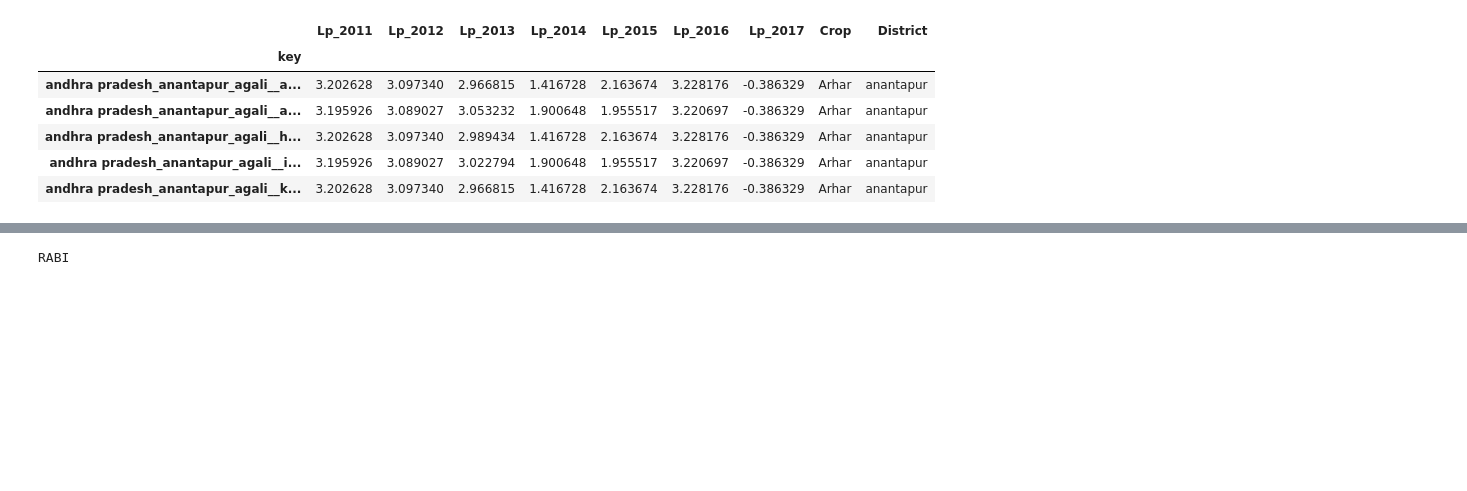
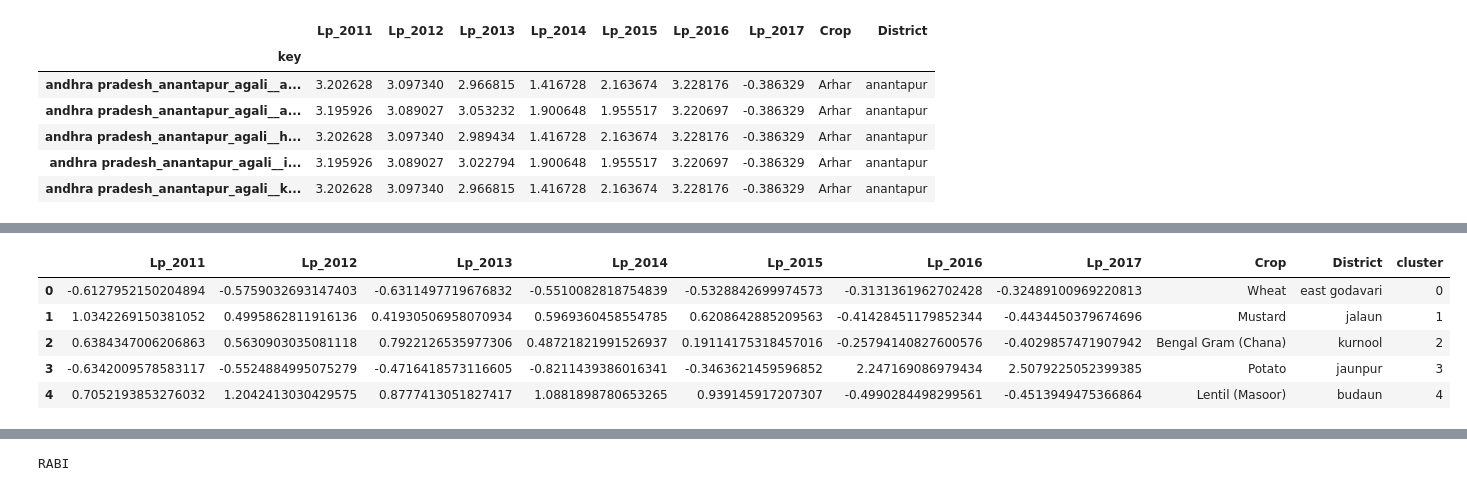
Before and after one commit to amaurylancelin/Datathon, a Jupyter notebook: Code par Pax/Amaury/final_clustering_parcel_level.ipynb, the cells around one changed output, grey strips where cells are left out. Drawn from its saved outputs; the diff is of its cells as text; code cells hidden in the pictures; blank space fills up the shorter version.

```diff
--- a/Code par Pax/Amaury/final_clustering_parcel_level.ipynb
+++ b/Code par Pax/Amaury/final_clustering_parcel_level.ipynb
@@ -388,3 +388,14 @@ db_index
+# %%
+centroids = pd.DataFrame(kproto.cluster_centroids_, columns=Rabi_test.columns)
+centroids['cluster'] = centroids.index
+centroids
+# %% [output]
+|  | Lp_2011 | Lp_2012 | Lp_2013 | Lp_2014 | Lp_2015 | Lp_2016 | Lp_2017 | Crop | District | cluster |
+| 0 | -0.6127952150204894 | -0.5759032693147403 | -0.6311497719676832 | -0.5510082818754839 | -0.5328842699974573 | -0.3131361962702428 | -0.32489100969220813 | Wheat | east godavari | 0 |
+| 1 | 1.0342269150381052 | 0.4995862811916136 | 0.41930506958070934 | 0.5969360458554785 | 0.6208642885209563 | -0.41428451179852344 | -0.4434450379674696 | Mustard | jalaun | 1 |
+| 2 | 0.6384347006206863 | 0.5630903035081118 | 0.7922126535977306 | 0.48721821991526937 | 0.19114175318457016 | -0.25794140827600576 | -0.4029857471907942 | Bengal Gram (Chana) | kurnool | 2 |
+| 3 | -0.6342009578583117 | -0.5524884995075279 | -0.4716418573116605 | -0.8211439386016341 | -0.3463621459596852 | 2.247169086979434 | 2.5079225052399385 | Potato | jaunpur | 3 |
+| 4 | 0.7052193853276032 | 1.2042413030429575 | 0.8777413051827417 | 1.0881898780653265 | 0.939145917207307 | -0.4990284498299561 | -0.4513949475366864 | Lentil (Masoor) | budaun | 4 |
 # %%
 labeledData_R = Rabi_test.copy(deep=True)
 labeledData_R['Label'] = np.array(labels_R).astype(int)
```
Also changed, not shown: parts of 3 cells of this notebook.
